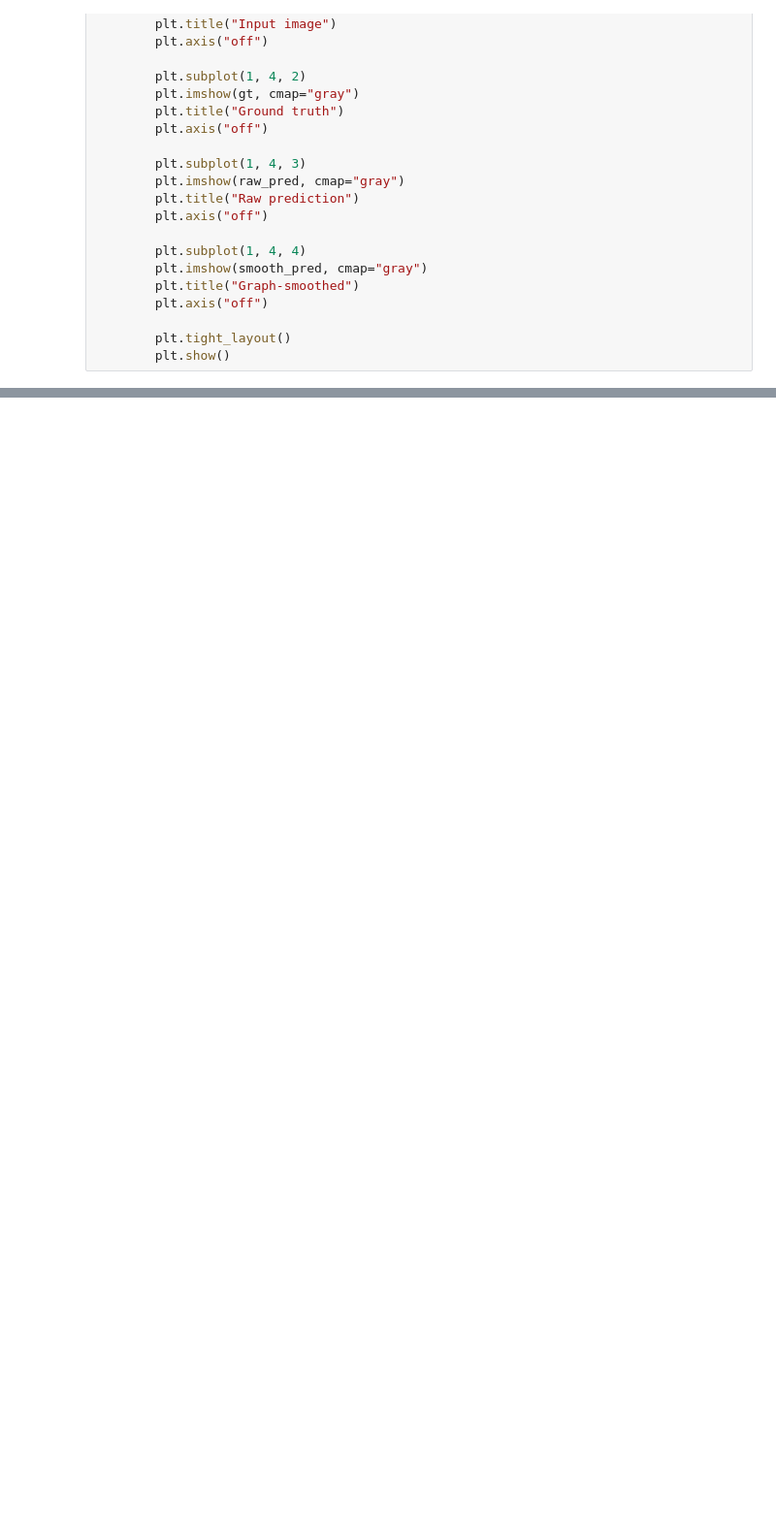
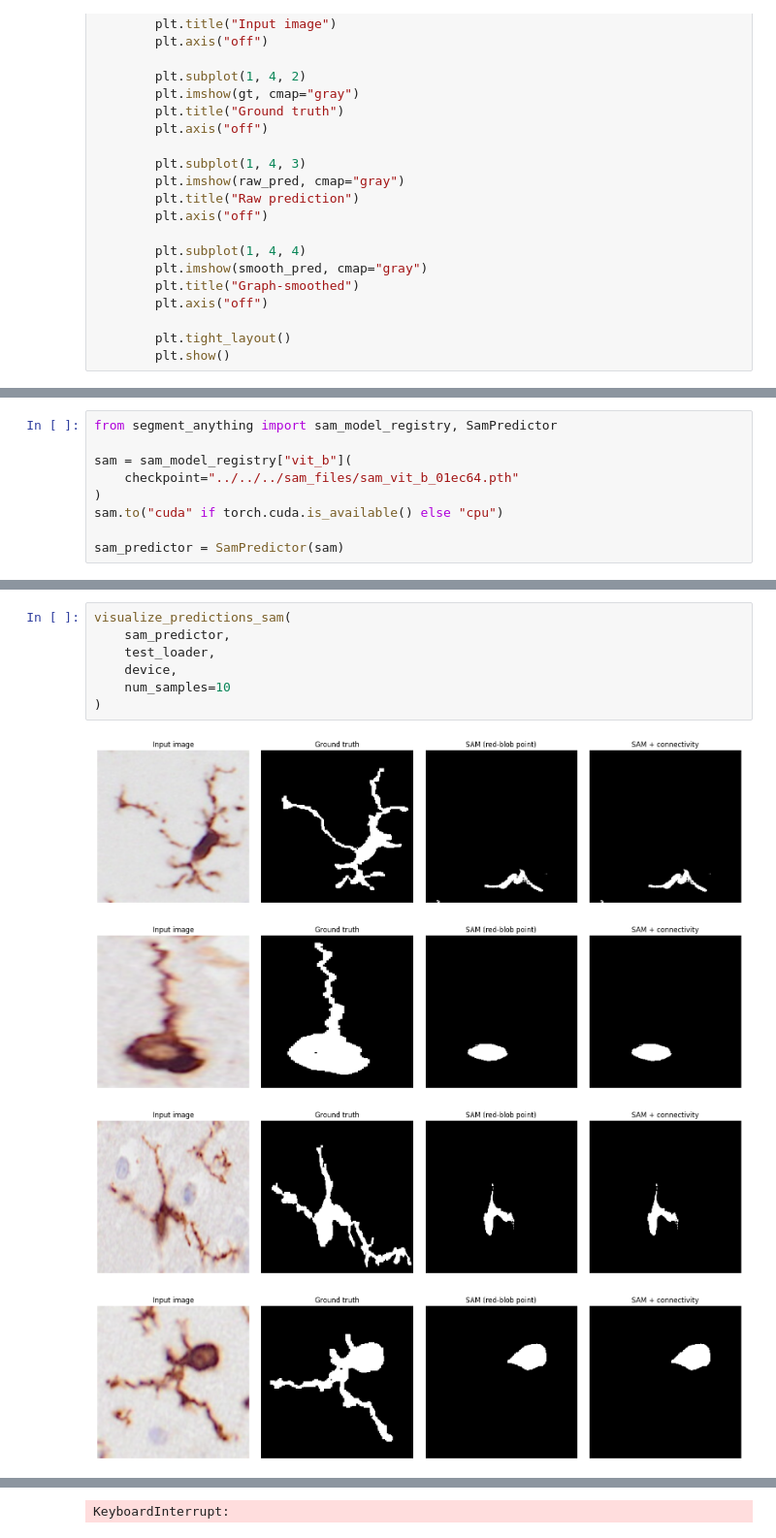
Before and after one commit to cwissyboi/AutomaticMicrogliaMorphologyAnalysis, a Jupyter notebook: initial_pipeline/segmentation/custom_segmentation/segmentation_inference.ipynb, the cells around one changed output, grey strips where cells are left out. Shown at 97% size. Drawn from its saved outputs; the diff is of its cells as text; blank space fills up the shorter version.

```diff
--- a/initial_pipeline/segmentation/custom_segmentation/segmentation_inference.ipynb
+++ b/initial_pipeline/segmentation/custom_segmentation/segmentation_inference.ipynb
@@ -305,0 +382,9 @@ visualize_predictions(
+# %%
+from segment_anything import sam_model_registry, SamPredictor
+
+sam = sam_model_registry["vit_b"](
+    checkpoint="../../../sam_files/sam_vit_b_01ec64.pth"
+)
+sam.to("cuda" if torch.cuda.is_available() else "cpu")
+
+sam_predictor = SamPredictor(sam)
@@ -305,0 +523,12 @@ visualize_predictions(
+# %%
+visualize_predictions_sam(
+    sam_predictor,
+    test_loader,
+    device,
+    num_samples=10
+)
+# %% [output]
+[figure, added]
+[figure, added]
+[figure, added]
+[figure, added]
@@ -305,0 +539 @@ visualize_predictions(
+KeyboardInterrupt:
```
Also changed, not shown: parts of 13 cells of this notebook, 3 other files.
